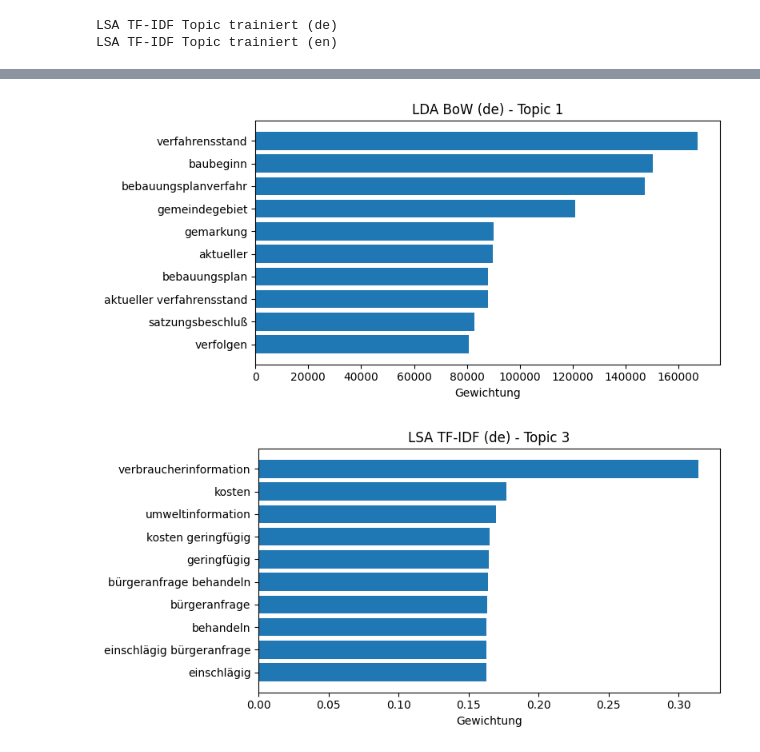
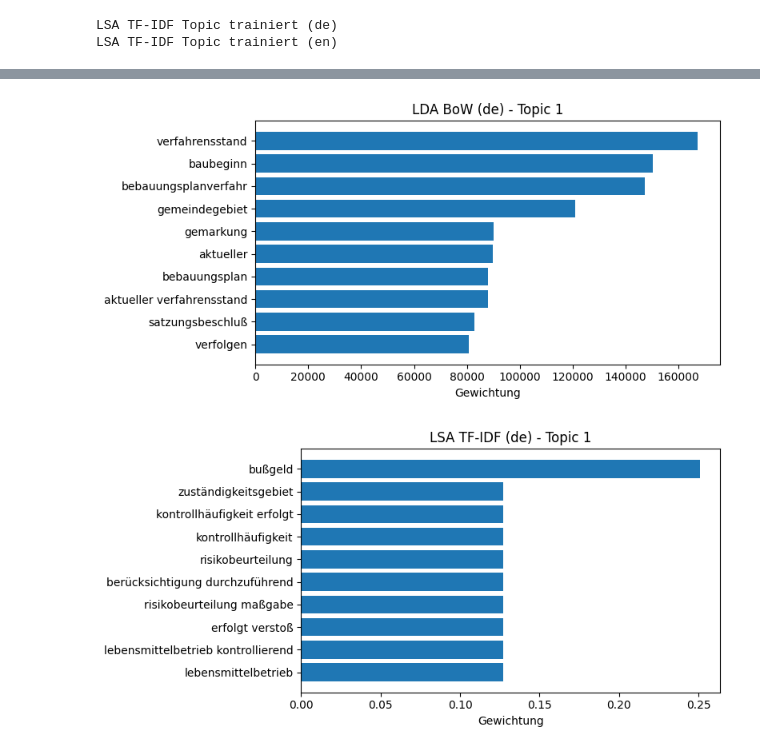
Before and after one commit to schustal-cpu/analyze_message_topics, a Jupyter notebook: analyze_data.ipynb, the cells around one changed output, grey strips where cells are left out. Cells and saved outputs as stored; diff of their text form; code cells hidden in the pictures.

Commit message:
topic + sentiment analyse, tfidf_lda entfernt

```diff
--- a/analyze_data.ipynb
+++ b/analyze_data.ipynb
@@ -348,7 +289,6 @@ en: 1000 Dokumente, 2641 Features
 de: 1000 Dokumente, 3761 Features
 en: 1000 Dokumente, 2641 Features
 # %%
-
 ############
 # Topic Modeling
 ############
@@ -366,11 +306,11 @@ methods = {
         "vectors_by_lang": vectors_topic["bow_by_lang"],
         "method_type": "lda",
     },
-    "tfidf_lda": {
-        "title": "LDA TF-IDF",
-        "vectors_by_lang": vectors_topic["tfidf_by_lang"],
-        "method_type": "lda",
-    },
+#    "tfidf_lda": {
+#        "title": "LDA TF-IDF",
+#        "vectors_by_lang": vectors_topic["tfidf_by_lang"],
+#        "method_type": "lda",
+#    },
     "tfidf_lsa": {
         "title": "LSA TF-IDF",
         "vectors_by_lang": vectors_topic["tfidf_by_lang"],
@@ -395,7 +335,8 @@ for method_key, config in methods.items():
                 random_state=42,
                 learning_method="online",
                 max_iter=max_iter,
-                evaluate_every=-1
+                evaluate_every=-1,
+                batch_size = batch_size
             )
 
             # Manuelles Online-Training über mehrere Iterationen und Batches
@@ -522,16 +518,0 @@ topic_sentiment_summary = {
-# %%
-# 5. Ausgabe: BoW/LDA Topic + Sentiment
-
-for lang in ["de", "en"]:
-    if lang == "de":
-        pos_threshold, neg_threshold = 0.5, -0.5
-    elif lang == "en":
-        pos_threshold, neg_threshold = 0.1, -0.1
-
-    for method_key, config in methods.items():
-        display(style_topic_sentiment(
-            topic_sentiment_summary[method_key][lang],
-            f"{config["title"]} ({lang}) - Topic & Sentiment Matrix",
-            pos_threshold=pos_threshold,
-            neg_threshold=neg_threshold
-        ))
@@ -638,25 +529,25 @@ Topic Vergleich - EN
 # %%
 def plot_top_words_from_methods(methods, method_key, lang, topic_id, n_words=10):
     data = methods[method_key]["topics_by_lang"][lang]
 
     model = data["model"]
     features = data["features"]
 
     weights = model.components_[topic_id]
     top_idx = weights.argsort()[-n_words:][::-1]
 
     words = [features[i] for i in top_idx]
     values = [weights[i] for i in top_idx]
 
     plt.figure(figsize=(8, 4))
     plt.barh(words[::-1], values[::-1])
     plt.title(f'{methods[method_key]["title"]} ({lang}) - Topic {topic_id + 1}')
     plt.xlabel("Gewichtung")
     plt.tight_layout()
     plt.show()
 
 plot_top_words_from_methods(methods, "bow_lda", "de", topic_id=0)
-plot_top_words_from_methods(methods, "tfidf_lsa", "de", topic_id=2)
+plot_top_words_from_methods(methods, "tfidf_lsa", "de", topic_id=0)
 # %% [output]
 [figure]
-[figure, old version]
+[figure, new version]
```
Also changed, not shown: parts of 8 cells of this notebook, 1 other file.
